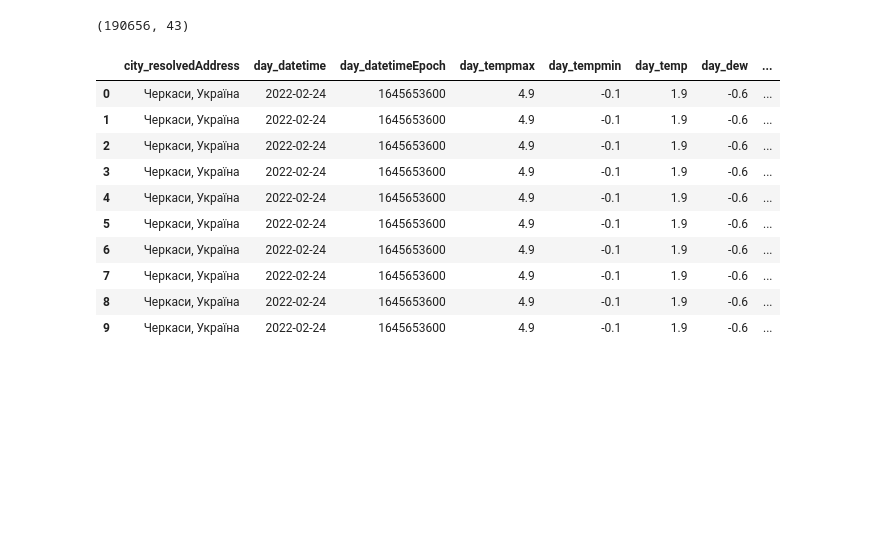
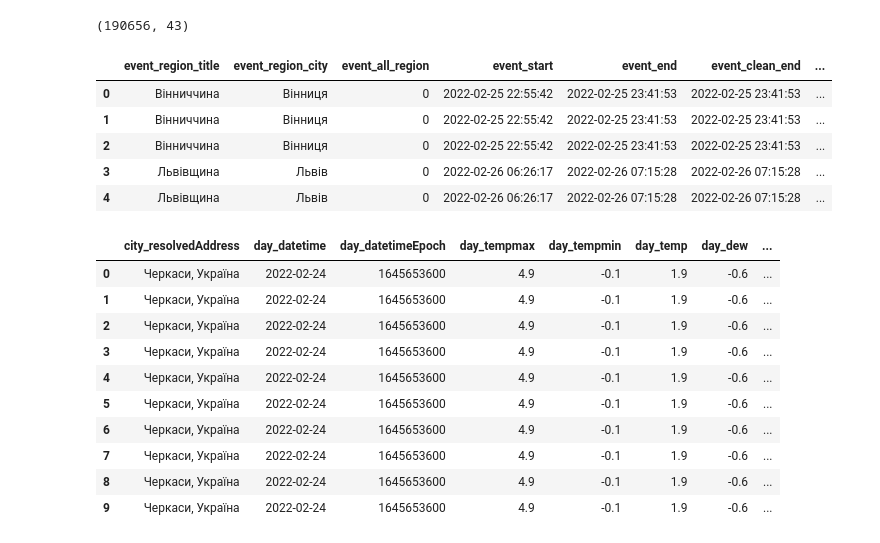
Before and after one commit to wyrmeforge/nlp, a Jupyter notebook: 3_merge.ipynb, the cells around one changed output. Cells and saved outputs as stored; diff of their text form; code cells hidden in the pictures; blank space fills up the shorter version.

```diff
--- a/3_merge.ipynb
+++ b/3_merge.ipynb
@@ -304,6 +304,15 @@ df_weather_reg.shape
 (190656, 43)
 # %%
 df_events_v4 = df_events_v3.copy().add_prefix('event_')
+# %%
+df_events_v4.head(5)
+# %% [output]
+|  | event_region_title | event_region_city | event_all_region | event_start | event_end | event_clean_end | ... |
+| 0 | Вінниччина | Вінниця | 0 | 2022-02-25 22:55:42 | 2022-02-25 23:41:53 | 2022-02-25 23:41:53 | ... |
+| 1 | Вінниччина | Вінниця | 0 | 2022-02-25 22:55:42 | 2022-02-25 23:41:53 | 2022-02-25 23:41:53 | ... |
+| 2 | Вінниччина | Вінниця | 0 | 2022-02-25 22:55:42 | 2022-02-25 23:41:53 | 2022-02-25 23:41:53 | ... |
+| 3 | Львівщина | Львів | 0 | 2022-02-26 06:26:17 | 2022-02-26 07:15:28 | 2022-02-26 07:15:28 | ... |
+| 4 | Львівщина | Львів | 0 | 2022-02-26 06:26:17 | 2022-02-26 07:15:28 | 2022-02-26 07:15:28 | ... |
 # %%
 df_weather_v4 = df_weather_reg.merge(df_events_v4,
                                      how="left",
```
Also changed, not shown: parts of 1 cell of this notebook.
